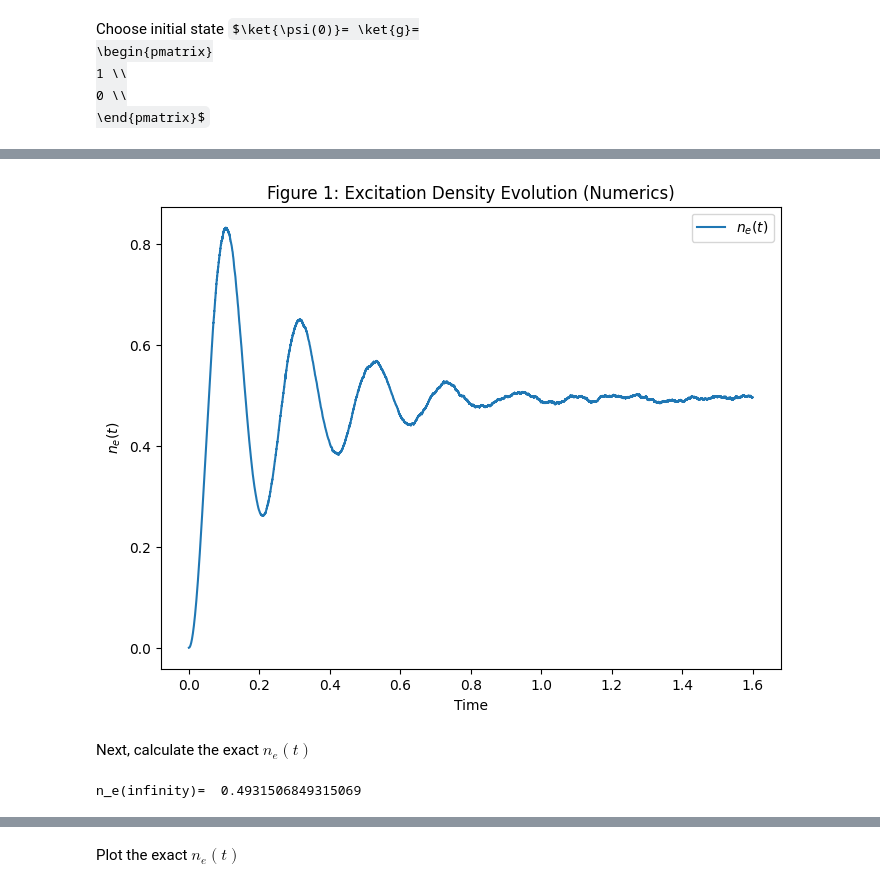
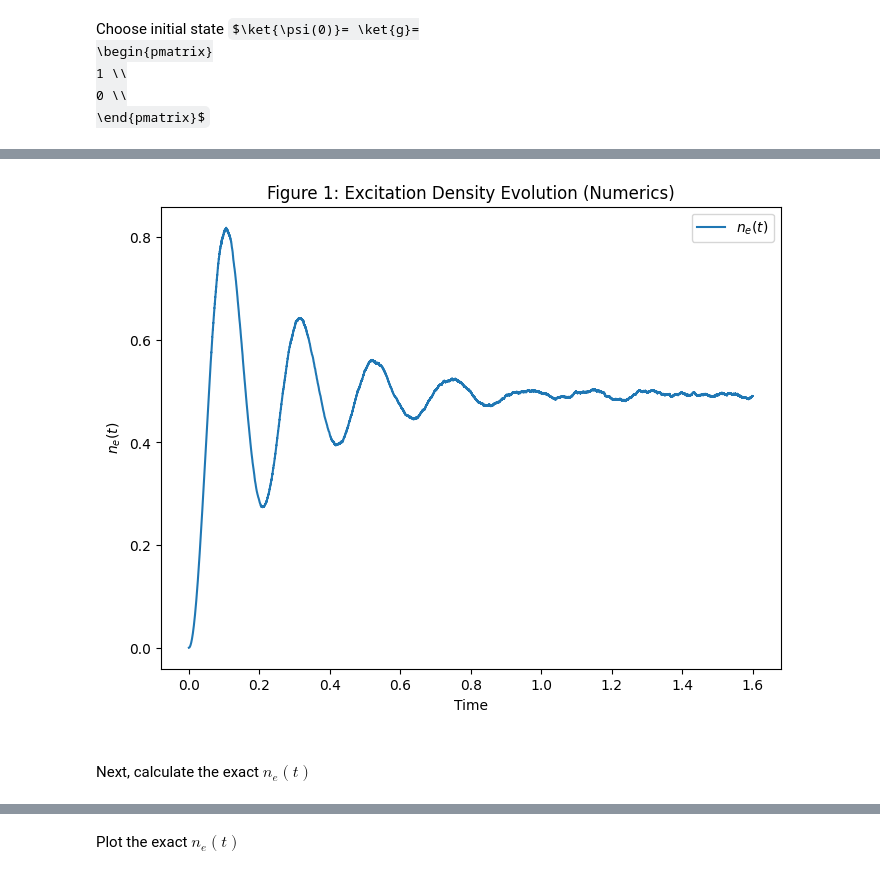
Before and after one commit to JSKao/Computational-Quantum-Many-Body-Physics, a Jupyter notebook: QJMC.ipynb, the cells around one changed output, grey strips where cells are left out. Drawn from its saved outputs; the diff is of its cells as text; code cells hidden in the pictures; some formulas as TeX source.

```diff
--- a/QJMC.ipynb
+++ b/QJMC.ipynb
@@ -159,22 +95,10 @@ ne_avg1.append(avg)
 # %% [markdown]
 <a id="Figure1"></a>
-# %%
-plt.figure(figsize=(8,6))
-plt.plot(time_values, ne_avg1[0], label=r'$n_{e}(t)$')
-
-plt.title('Figure 1: Excitation Density Evolution (Numerics)')
-plt.xlabel('Time')
-plt.ylabel(r'$n_{e}(t)$')
-plt.legend()
-plt.show()
-# %% [output]
-[figure, removed]
+# %%
+plot_excitation_density(time_values_twoLevelSystem, ne_avg_twoLevelSystem, 'Figure 1: Excitation Density Evolution (Numerics)', 0)
+# %% [output]
+[figure, added]
+# %% [markdown]
+<a id="Figure0"></a>
 # %% [markdown]
 Next, calculate the exact $n_{e}(t)$
-# %%
-# n_e of the stationary state
-
-ne_infty = 1/ (2+gamma**2/(4*omega**2))
-print("n_e(infinity)= ", ne_infty)
-# %% [output]
-n_e(infinity)=  0.4931506849315069
```
Also changed, not shown: parts of 67 cells of this notebook.
